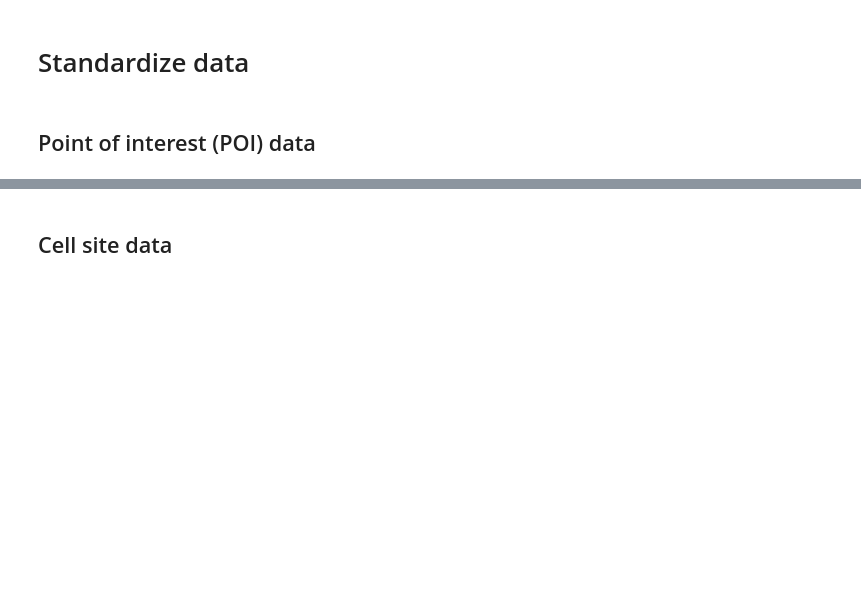
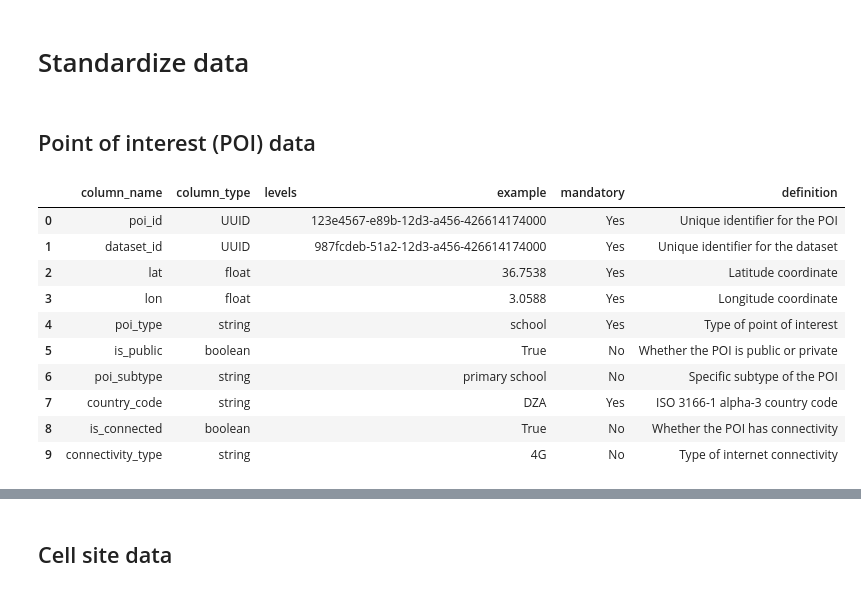
Before and after one commit to FNS-Division/algeria24-training, a Jupyter notebook: eda-standardization.ipynb, the cells around one changed output, grey strips where cells are left out. Saved outputs shown, nothing was run; the diff lists cells and outputs as text; code cells hidden in the pictures; blank space fills up the shorter version.

```diff
--- a/eda-standardization.ipynb
+++ b/eda-standardization.ipynb
@@ -369,0 +405,41 @@ algeria_schools_gdf
+# %%
+poi_metadata = pd.DataFrame({
+   'column_name': ['poi_id', 'dataset_id', 'lat', 'lon', 'poi_type', 'is_public', 'poi_subtype', 'country_code', 'is_connected', 'connectivity_type'],
+   'column_type': ['UUID', 'UUID', 'float', 'float', 'string', 'boolean', 'string', 'string', 'boolean', 'string'],
+   'levels': [''] * 10,
+   'example': ['123e4567-e89b-12d3-a456-426614174000', '987fcdeb-51a2-12d3-a456-426614174000', '36.7538', '3.0588', 'school', 'True', 'primary school', 'DZA', 'True', '4G'],
+   'mandatory': ['Yes', 'Yes', 'Yes', 'Yes', 'Yes', 'No', 'No', 'Yes', 'No', 'No'],
+   'definition': [
+       'Unique identifier for the POI',
+       'Unique identifier for the dataset',
+       'Latitude coordinate',
+       'Longitude coordinate',
+       'Type of point of interest',
+       'Whether the POI is public or private',
+       'Specific subtype of the POI',
+       'ISO 3166-1 alpha-3 country code',
+       'Whether the POI has connectivity',
+       'Type of internet connectivity'
+   ]
+})
+styled_df = poi_metadata.style.set_properties(**{
+   'text-align': 'left',
+   'border': '1px solid black',
+   'padding': '8px'
+}).set_table_styles([
+   {'selector': 'thead', 'props': [('background-color', '#f2f2f2'), ('font-weight', 'bold'), ('border-bottom', '2px solid black')]},
+   {'selector': 'tbody tr:nth-of-type(odd)', 'props': [('background-color', '#f9f9f9')]}
+])
+display(styled_df)
+# %% [output]
+|  | column_name | column_type | levels | example | mandatory | definition |
+| 0 | poi_id | UUID |  | 123e4567-e89b-12d3-a456-426614174000 | Yes | Unique identifier for the POI |
+| 1 | dataset_id | UUID |  | 987fcdeb-51a2-12d3-a456-426614174000 | Yes | Unique identifier for the dataset |
+| 2 | lat | float |  | 36.7538 | Yes | Latitude coordinate |
+| 3 | lon | float |  | 3.0588 | Yes | Longitude coordinate |
+| 4 | poi_type | string |  | school | Yes | Type of point of interest |
+| 5 | is_public | boolean |  | True | No | Whether the POI is public or private |
+| 6 | poi_subtype | string |  | primary school | No | Specific subtype of the POI |
+| 7 | country_code | string |  | DZA | Yes | ISO 3166-1 alpha-3 country code |
+| 8 | is_connected | boolean |  | True | No | Whether the POI has connectivity |
+| 9 | connectivity_type | string |  | 4G | No | Type of internet connectivity |
```
Also changed, not shown: parts of 32 cells of this notebook, 1 other file.
